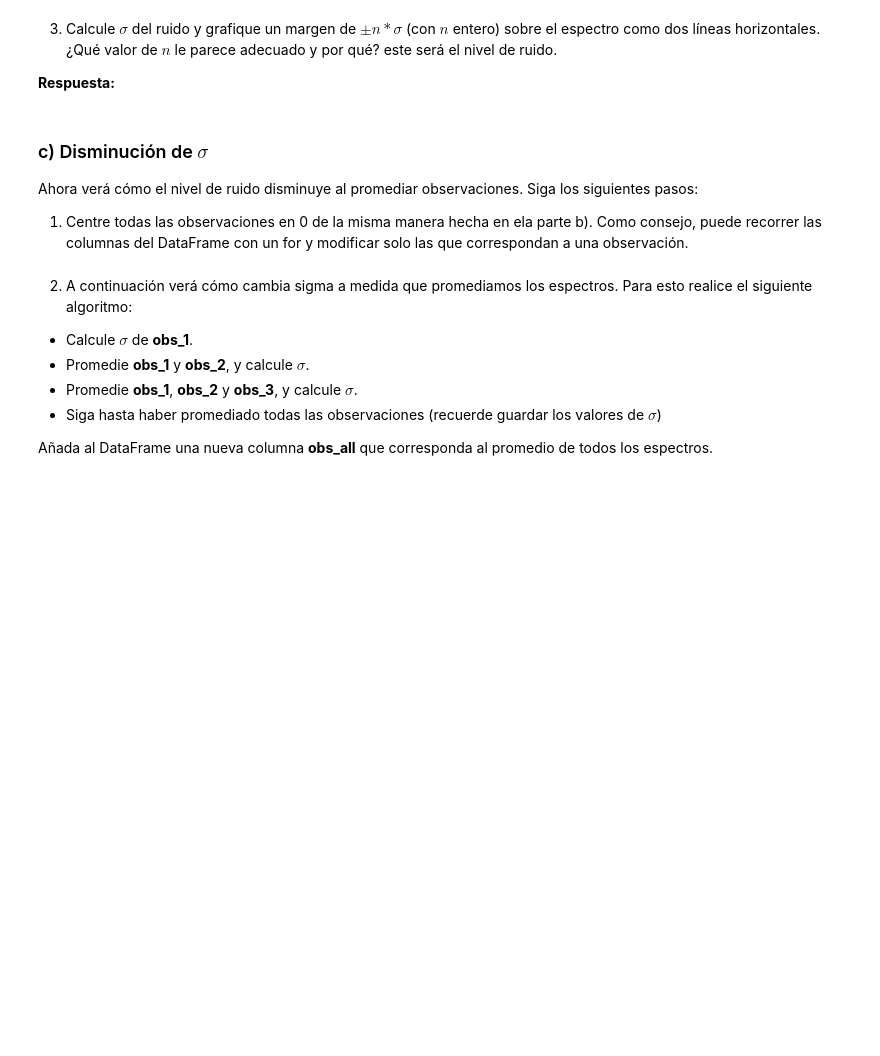
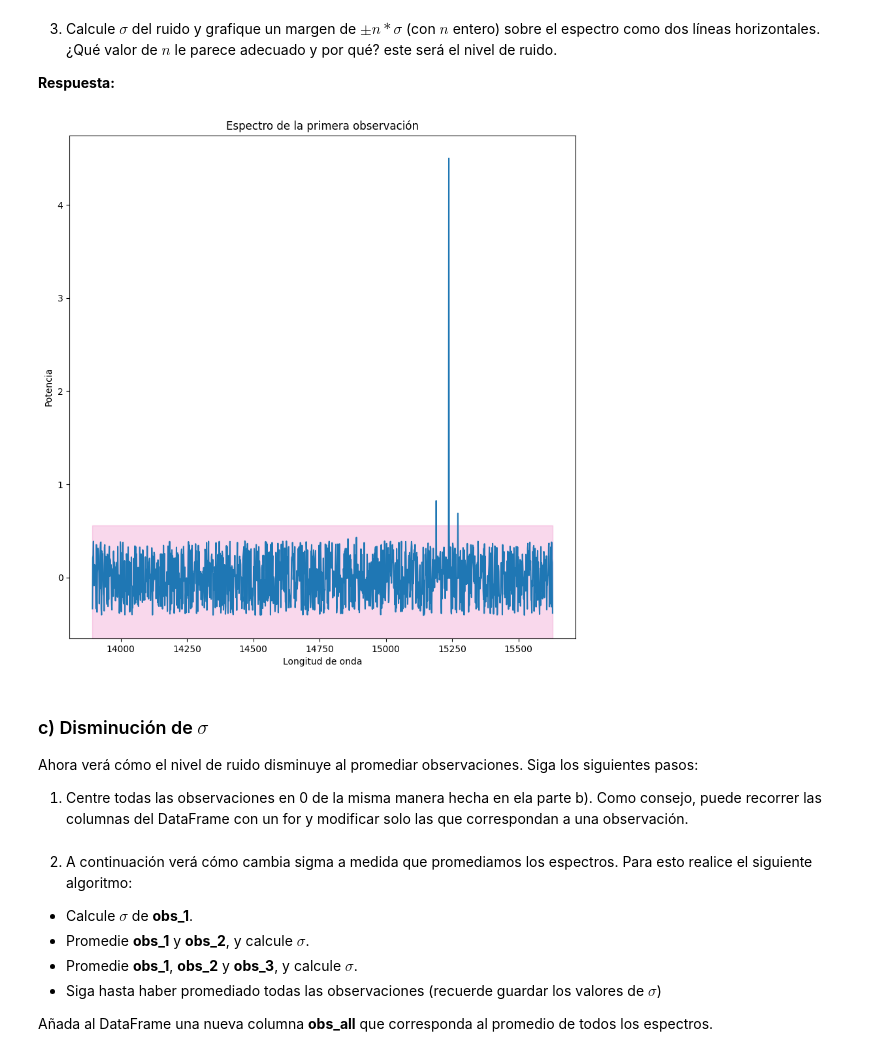
Before and after one commit to CrushinAngel/Tarea-2, a Jupyter notebook: Tarea2.ipynb, the cells around one changed output. Cells and saved outputs as stored; diff of their text form; code cells hidden in the pictures; blank space fills up the shorter version.

```diff
--- a/Tarea2.ipynb
+++ b/Tarea2.ipynb
@@ -262,6 +313,22 @@ SyntaxError: invalid syntax (<ipython-input-19-e1f51d88f5ad>, line 1)
 3. Calcule $\sigma$ del ruido y grafique un margen de $\pm n*\sigma$ (con $n$ entero) sobre el espectro como dos líneas horizontales. ¿Qué valor de $n$ le parece adecuado y por qué? este será el nivel de ruido.
 
 **Respuesta:**
+# %%
+sigma_ruido = ruido['obs_1'].std()
+x_min = data['Wlth'].min()
+x_max = data['Wlth'].max()
+
+plt.figure(figsize=(10, 10))
+
+plt.plot(data['Wlth'], obs_1_menosmedia)
+plt.axvspan(x_min, x_max, ymin = (-sigma_ruido),ymax = (sigma_ruido), color = '#E53DA2', alpha = 0.2, label='±3σ')
+
+plt.xlabel('Longitud de onda')
+plt.ylabel('Potencia')
+plt.title('Espectro de la primera observación')
+plt.show()
+# %% [output]
+[figure, added]
 # %% [markdown]
 ### c) Disminución de $\sigma$
 
```
Also changed, not shown: parts of 9 cells of this notebook.
